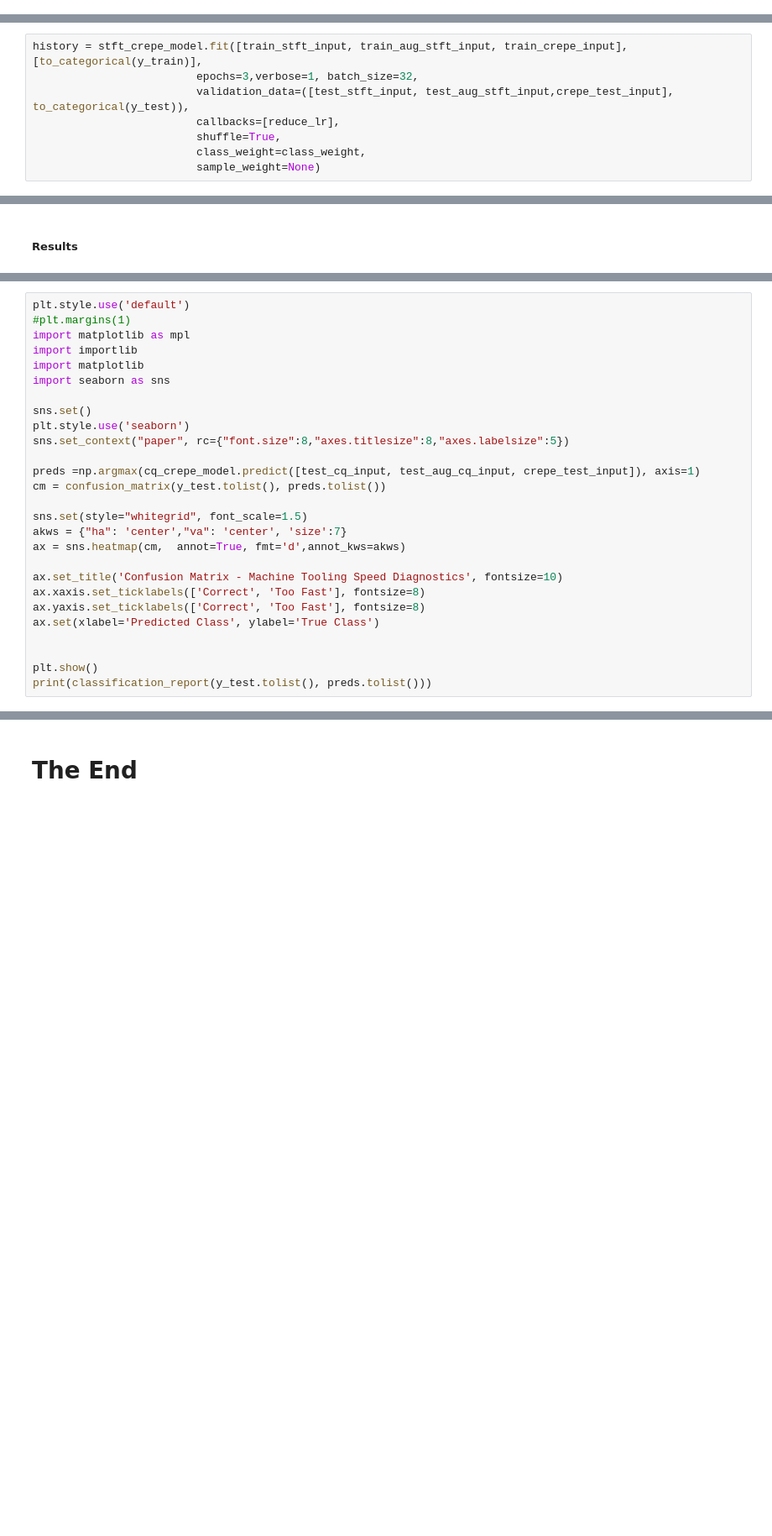
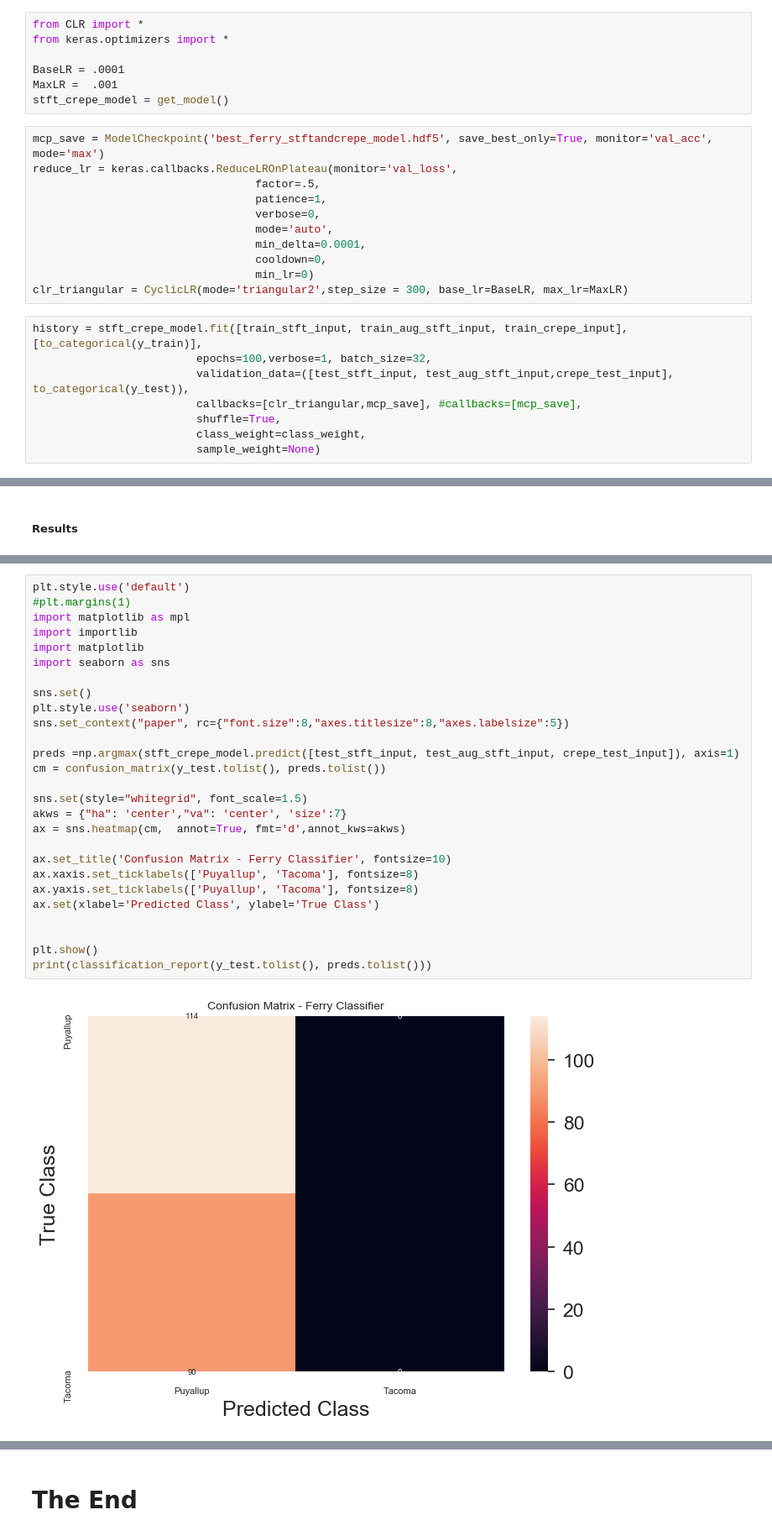
Before and after one commit to SingingData/Industrial-Audio-Classification, a Jupyter notebook: Notebooks/Audio-Classifiers/Ferry-Crepe_STFT_classification.ipynb, the cells around one changed output, grey strips where cells are left out. Shown at 84% size. Saved outputs shown, nothing was run; the diff lists cells and outputs as text; blank space fills up the shorter version.

```diff
--- a/Notebooks/Audio-Classifiers/Ferry-Crepe_STFT_classification.ipynb
+++ b/Notebooks/Audio-Classifiers/Ferry-Crepe_STFT_classification.ipynb
@@ -667,3 +657,29 @@ def get_model():
     plot_model(model, to_file='model.png')
 
     return model
+# %%
+from CLR import *
+from keras.optimizers import *
+
+BaseLR = .0001
+MaxLR =  .001
+stft_crepe_model = get_model()
+# %%
+mcp_save = ModelCheckpoint('best_ferry_stftandcrepe_model.hdf5', save_best_only=True, monitor='val_acc', mode='max')
+reduce_lr = keras.callbacks.ReduceLROnPlateau(monitor='val_loss',
+                                  factor=.5,
+                                  patience=1,
+                                  verbose=0,
+                                  mode='auto',
+                                  min_delta=0.0001,
+                                  cooldown=0,
+                                  min_lr=0)
+clr_triangular = CyclicLR(mode='triangular2',step_size = 300, base_lr=BaseLR, max_lr=MaxLR)
+# %%
+history = stft_crepe_model.fit([train_stft_input, train_aug_stft_input, train_crepe_input],[to_categorical(y_train)],
+                         epochs=100,verbose=1, batch_size=32,
+                         validation_data=([test_stft_input, test_aug_stft_input,crepe_test_input], to_categorical(y_test)),
+                         callbacks=[clr_triangular,mcp_save], #callbacks=[mcp_save],
+                         shuffle=True,
+                         class_weight=class_weight,
+                         sample_weight=None)
@@ -694,8 +723,0 @@ from tensorflow.keras.callbacks import EarlyStopping
-# %%
-history = stft_crepe_model.fit([train_stft_input, train_aug_stft_input, train_crepe_input],[to_categorical(y_train)],
-                         epochs=3,verbose=1, batch_size=32,
-                         validation_data=([test_stft_input, test_aug_stft_input,crepe_test_input], to_categorical(y_test)),
-                         callbacks=[reduce_lr],
-                         shuffle=True,
-                         class_weight=class_weight,
-                         sample_weight=None)
@@ -734,27 +755,29 @@ cq_crepe_model.evaluate([test_stft_input, test_aug_stft_input, crepe_test_input]
 # %%
 plt.style.use('default')
 #plt.margins(1)
 import matplotlib as mpl
 import importlib
 import matplotlib
 import seaborn as sns
 
 sns.set()
 plt.style.use('seaborn')
 sns.set_context("paper", rc={"font.size":8,"axes.titlesize":8,"axes.labelsize":5})
 
-preds =np.argmax(cq_crepe_model.predict([test_cq_input, test_aug_cq_input, crepe_test_input]), axis=1)
+preds =np.argmax(stft_crepe_model.predict([test_stft_input, test_aug_stft_input, crepe_test_input]), axis=1)
 cm = confusion_matrix(y_test.tolist(), preds.tolist())
 
 sns.set(style="whitegrid", font_scale=1.5)
 akws = {"ha": 'center',"va": 'center', 'size':7}
 ax = sns.heatmap(cm,  annot=True, fmt='d',annot_kws=akws)
 
-ax.set_title('Confusion Matrix - Machine Tooling Speed Diagnostics', fontsize=10)
-ax.xaxis.set_ticklabels(['Correct', 'Too Fast'], fontsize=8)
-ax.yaxis.set_ticklabels(['Correct', 'Too Fast'], fontsize=8)
+ax.set_title('Confusion Matrix - Ferry Classifier', fontsize=10)
+ax.xaxis.set_ticklabels(['Puyallup', 'Tacoma'], fontsize=8)
+ax.yaxis.set_ticklabels(['Puyallup', 'Tacoma'], fontsize=8)
 ax.set(xlabel='Predicted Class', ylabel='True Class')
 
 
 plt.show()
 print(classification_report(y_test.tolist(), preds.tolist()))
+# %% [output]
+[figure, added]
```
Also changed, not shown: parts of 19 cells of this notebook.
